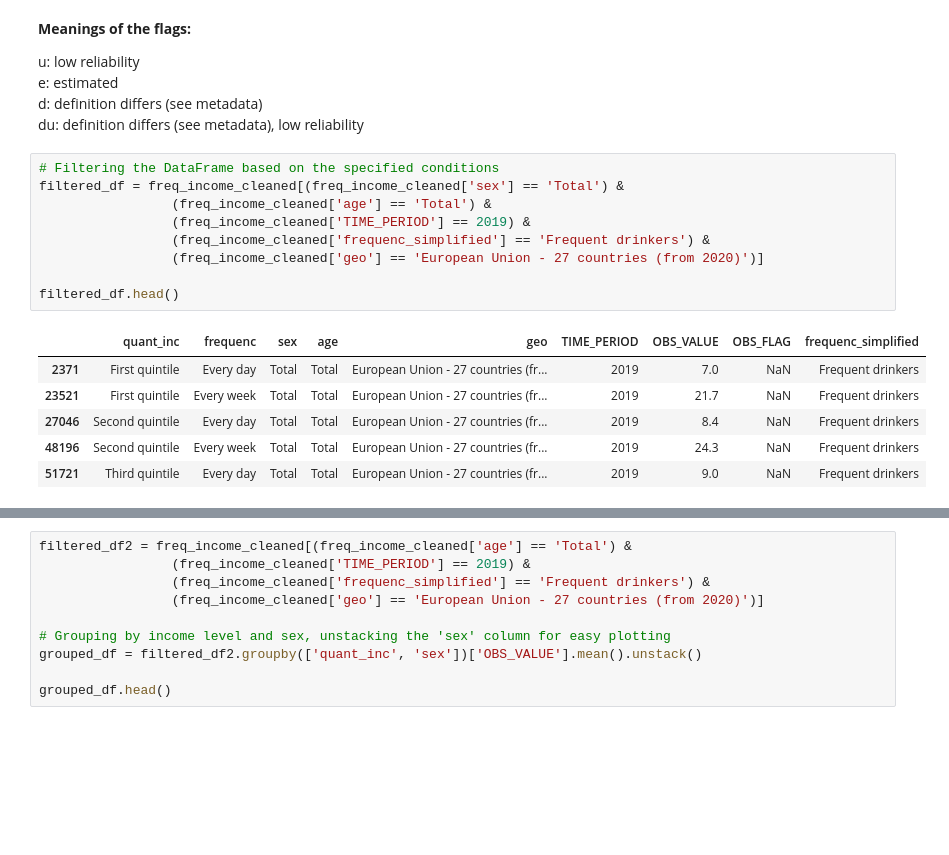
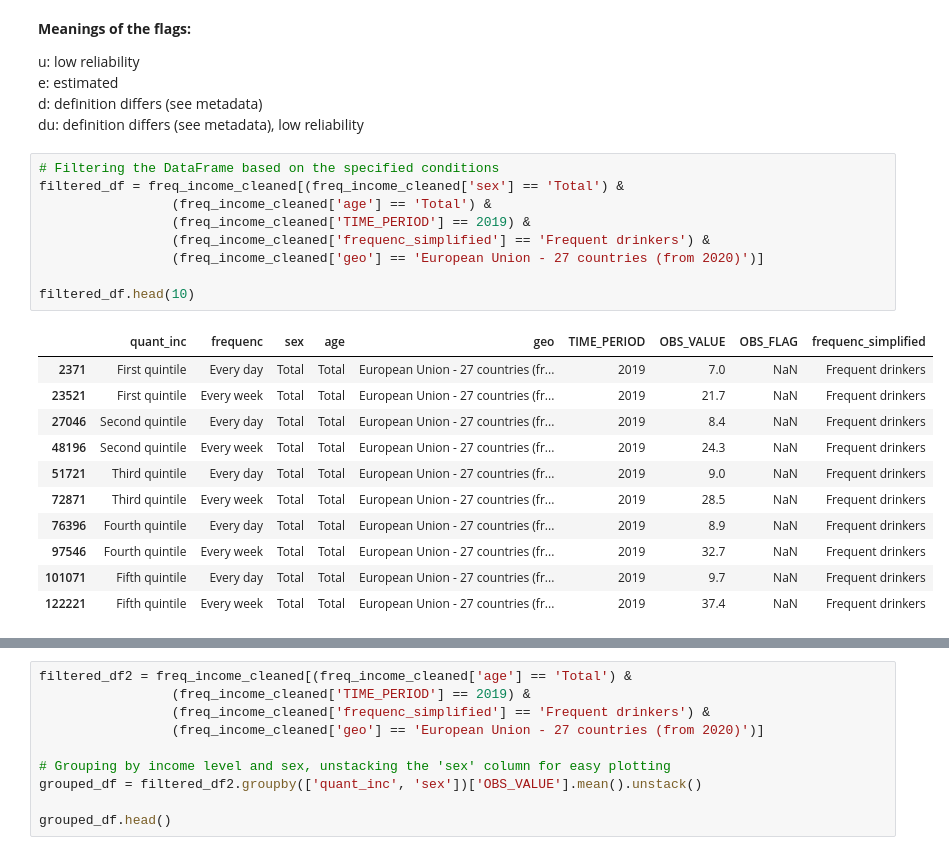
Before and after one commit to imhlas/datascience-miniproject, a Jupyter notebook: data/eurostat_data_modified.ipynb, the cells around one changed output, grey strips where cells are left out. Drawn from its saved outputs; the diff is of its cells as text; blank space fills up the shorter version.

```diff
--- a/data/eurostat_data_modified.ipynb
+++ b/data/eurostat_data_modified.ipynb
@@ -86,17 +86,22 @@ du: definition differs (see metadata), low reliability
 # %%
 # Filtering the DataFrame based on the specified conditions
 filtered_df = freq_income_cleaned[(freq_income_cleaned['sex'] == 'Total') &
                  (freq_income_cleaned['age'] == 'Total') &
                  (freq_income_cleaned['TIME_PERIOD'] == 2019) &
                  (freq_income_cleaned['frequenc_simplified'] == 'Frequent drinkers') &
                  (freq_income_cleaned['geo'] == 'European Union - 27 countries (from 2020)')]
 
-filtered_df.head()
+filtered_df.head(10)
 # %% [output]
 |  | quant_inc | frequenc | sex | age | geo | TIME_PERIOD | OBS_VALUE | OBS_FLAG | frequenc_simplified |
 | 2371 | First quintile | Every day | Total | Total | European Union - 27 countries (fr... | 2019 | 7.0 | NaN | Frequent drinkers |
 | 23521 | First quintile | Every week | Total | Total | European Union - 27 countries (fr... | 2019 | 21.7 | NaN | Frequent drinkers |
 | 27046 | Second quintile | Every day | Total | Total | European Union - 27 countries (fr... | 2019 | 8.4 | NaN | Frequent drinkers |
 | 48196 | Second quintile | Every week | Total | Total | European Union - 27 countries (fr... | 2019 | 24.3 | NaN | Frequent drinkers |
 | 51721 | Third quintile | Every day | Total | Total | European Union - 27 countries (fr... | 2019 | 9.0 | NaN | Frequent drinkers |
+| 72871 | Third quintile | Every week | Total | Total | European Union - 27 countries (fr... | 2019 | 28.5 | NaN | Frequent drinkers |
+| 76396 | Fourth quintile | Every day | Total | Total | European Union - 27 countries (fr... | 2019 | 8.9 | NaN | Frequent drinkers |
+| 97546 | Fourth quintile | Every week | Total | Total | European Union - 27 countries (fr... | 2019 | 32.7 | NaN | Frequent drinkers |
+| 101071 | Fifth quintile | Every day | Total | Total | European Union - 27 countries (fr... | 2019 | 9.7 | NaN | Frequent drinkers |
+| 122221 | Fifth quintile | Every week | Total | Total | European Union - 27 countries (fr... | 2019 | 37.4 | NaN | Frequent drinkers |
 # %%
```
Also changed, not shown: parts of 1 cell of this notebook.
